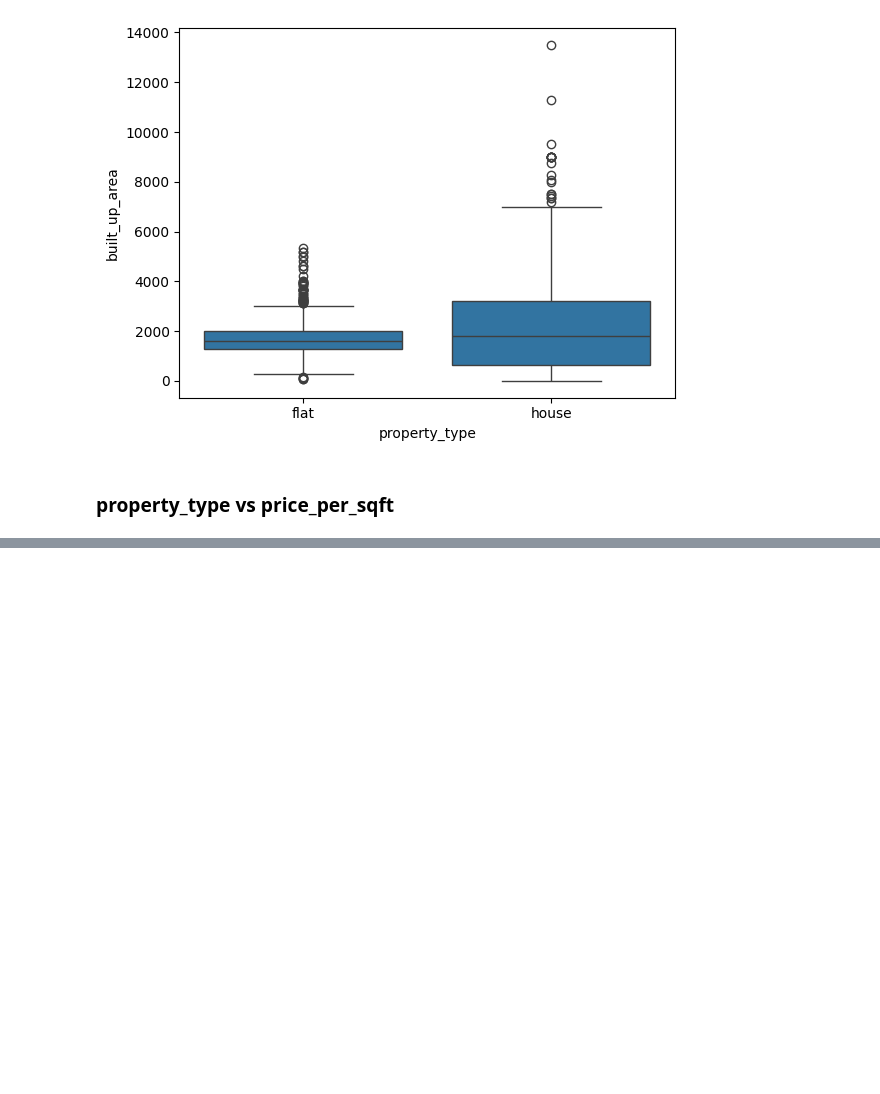
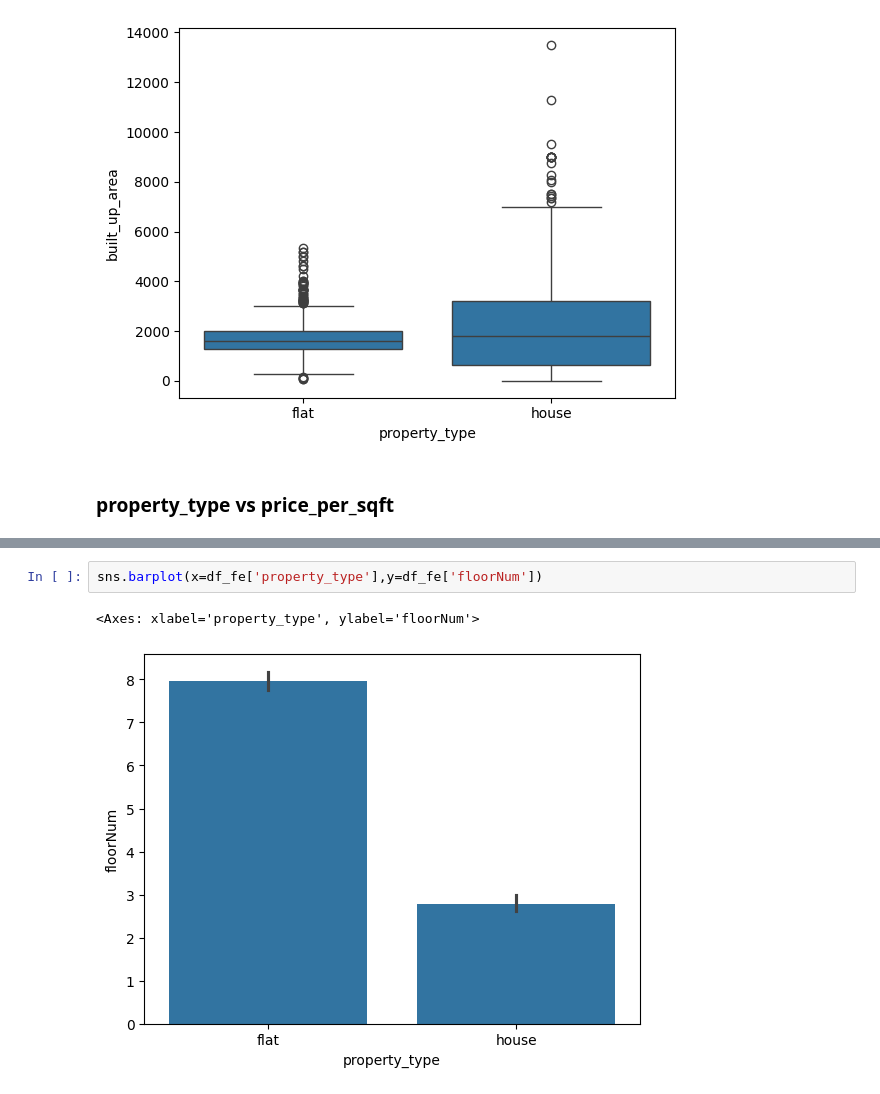
Before and after one commit to Kanishk90/Housing_Annalytics, a Jupyter notebook: Static_Notebooks/EDA_Notebook/Multivariate_analysis.ipynb, the cells around one changed output, grey strips where cells are left out. Drawn from its saved outputs; the diff is of its cells as text; blank space fills up the shorter version.

```diff
--- a/Static_Notebooks/EDA_Notebook/Multivariate_analysis.ipynb
+++ b/Static_Notebooks/EDA_Notebook/Multivariate_analysis.ipynb
@@ -76,0 +140,5 @@ sns.boxplot(x=df_fe['property_type'], y=df_fe['built_up_area'])
+# %%
+sns.barplot(x=df_fe['property_type'],y=df_fe['floorNum'])
+# %% [output]
+<Axes: xlabel='property_type', ylabel='floorNum'>
+[figure, added]
```
Also changed, not shown: parts of 36 cells of this notebook, 1 other file.
